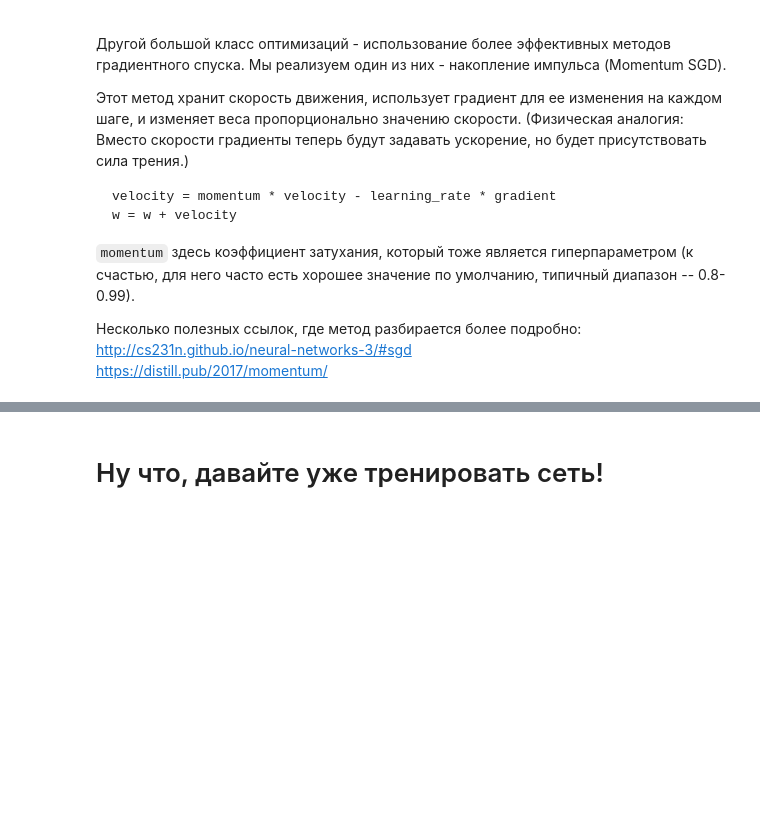
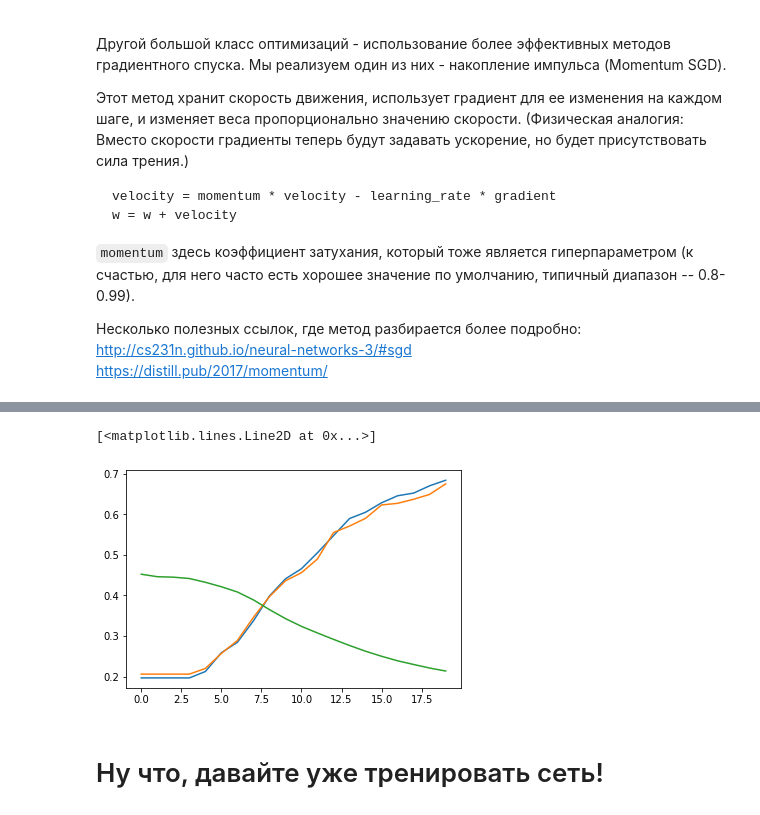
Before and after one commit to omega1996/dlcourse, a Jupyter notebook: assignments/assignment2/Neural Network.ipynb, the cells around one changed output, grey strips where cells are left out. Drawn from its saved outputs; the diff is of its cells as text; code cells hidden in the pictures; blank space fills up the shorter version.

```diff
--- a/assignments/assignment2/Neural Network.ipynb
+++ b/assignments/assignment2/Neural Network.ipynb
@@ -218,0 +321,14 @@ loss_history, train_history, val_history = trainer.fit()
+# %%
+# TODO: Implement MomentumSGD.update function in optim.py
+
+model = TwoLayerNet(n_input = train_X.shape[1], n_output = 10, hidden_layer_size = 100, reg = 0)
+dataset = Dataset(train_X, train_y, val_X, val_y)
+trainer = Trainer(model, dataset, MomentumSGD(), learning_rate=1e-4, learning_rate_decay=0.99)
+
+# You should see even better results than before!
+loss_history, train_history, val_history = trainer.fit()
+
+plt.plot(train_history)
+plt.plot(val_history)
+plt.plot([i/100 for i in loss_history])
+# %% [output]
@@ -219,3 +355,5 @@ loss_history, train_history, val_history = trainer.fit()
+[<matplotlib.lines.Line2D at 0x...>]
+[figure, added]
 # %% [markdown]
 # Ну что, давайте уже тренировать сеть!
 # %% [markdown]
```
Also changed, not shown: parts of 17 cells of this notebook, 4 other files.
